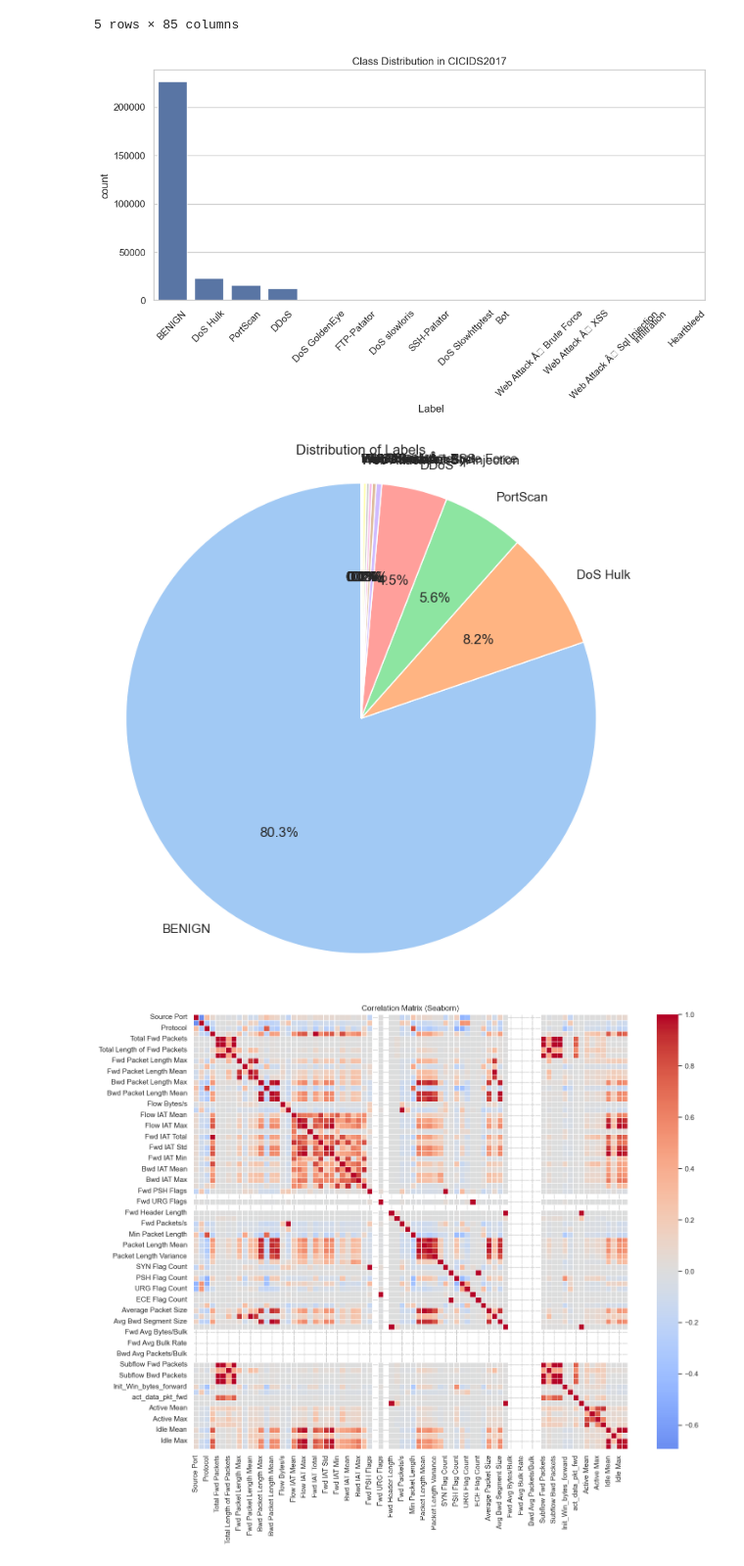
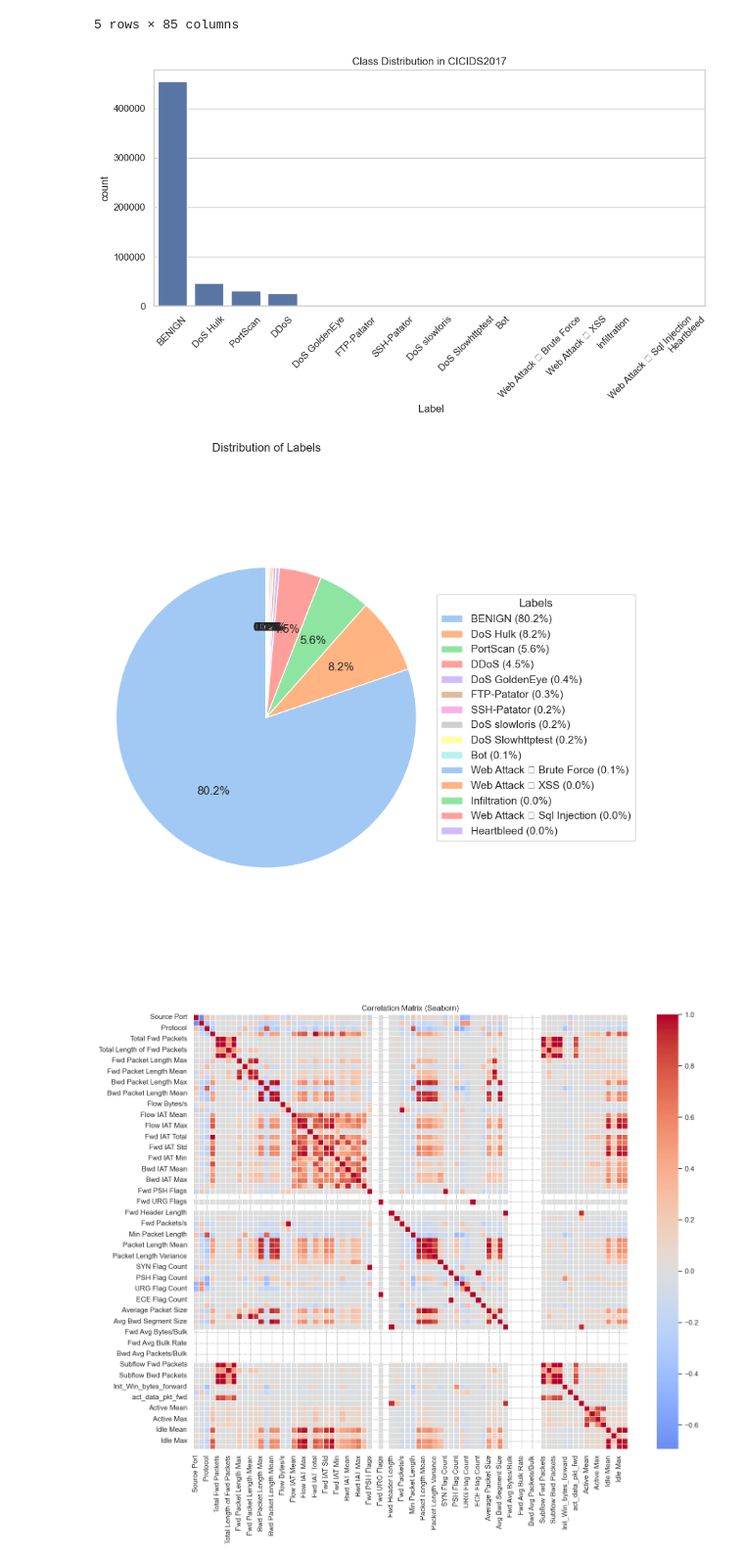
Before and after one commit to thenandansrinivas/XAINIDS, a Jupyter notebook: cicids/overview.ipynb, the cells around one changed output. Shown: that part at 98% size. Saved outputs shown, nothing was run; the diff lists cells and outputs as text; code cells hidden in the pictures.

```diff
--- a/cicids/overview.ipynb
+++ b/cicids/overview.ipynb
@@ -77,7 +78,7 @@ else:
         print(f"📦 Combined dataset shape: {df.shape}")
 
         # Sample 10% of the data
-        df = df.sample(frac=0.1, random_state=42).reset_index(drop=True)
+        df = df.sample(frac=0.2, random_state=42).reset_index(drop=True)
         print(f"📊 Sampled dataset shape: {df.shape}")
 
         # Save the sampled dataset
@@ -135,25 +146,44 @@ plt.xticks(rotation=45)
 plt.tight_layout()
 plt.show()
 # %% [output]
-[figure, old version]
+[figure, new version]
 # %%
-# seaborn piechart
+# Label column
 label = df.iloc[:, -1]
 
-# Get counts of unique values in the label column
+# Count of each label
 value_counts = label.value_counts()
+total = value_counts.sum()
+percentages = (value_counts / total * 100).round(1)
 
-# Create a pie chart
-plt.figure(figsize=(8, 8))  # Set figure size
-plt.pie(value_counts, labels=value_counts.index, autopct='%1.1f%%', startangle=90,
-        colors=sns.color_palette("pastel", len(value_counts)))
+# Colors
+colors = sns.color_palette("pastel", len(value_counts))
+
+# Create pie chart without labels on the slices
+plt.figure(figsize=(8, 8))
+patches, texts, autotexts = plt.pie(
+    value_counts,
+    labels=None,
+    autopct='%1.1f%%',
+    startangle=90,
+    colors=colors
+)
+
+# Create custom legend labels: "Label (X.X%)"
+legend_labels = [
+    f"{label} ({percentages[label]}%)" for label in value_counts.index
+]
+
+# Add legend with labels and matching colors
+plt.legend(patches, legend_labels, title="Labels", loc="center left", bbox_to_anchor=(1, 0.5))
+
+# Title and layout
 plt.title('Distribution of Labels')
-
-# Equal aspect ratio ensures the pie chart is circular
 plt.axis('equal')
+plt.tight_layout()
 plt.show()
 # %% [output]
-[figure, old version]
+[figure, new version]
 # %%
 
 # Seaborn heatmap
```
Also changed, not shown: parts of 4 cells of this notebook, 3 other files.
